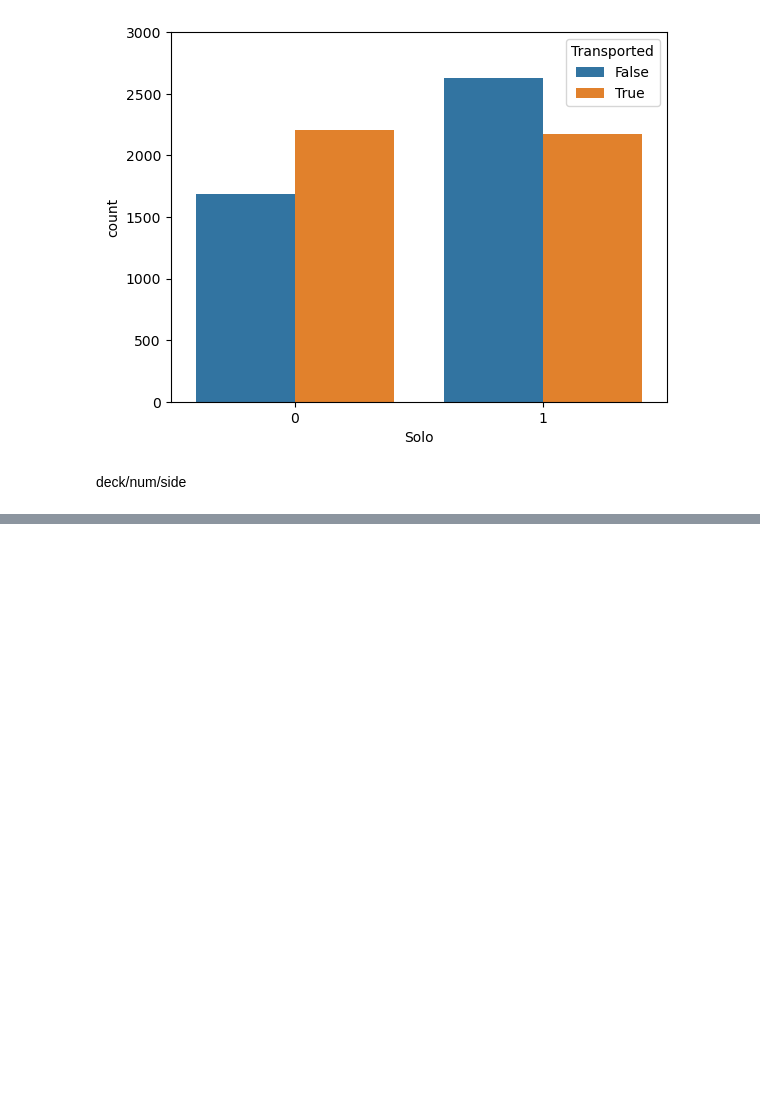
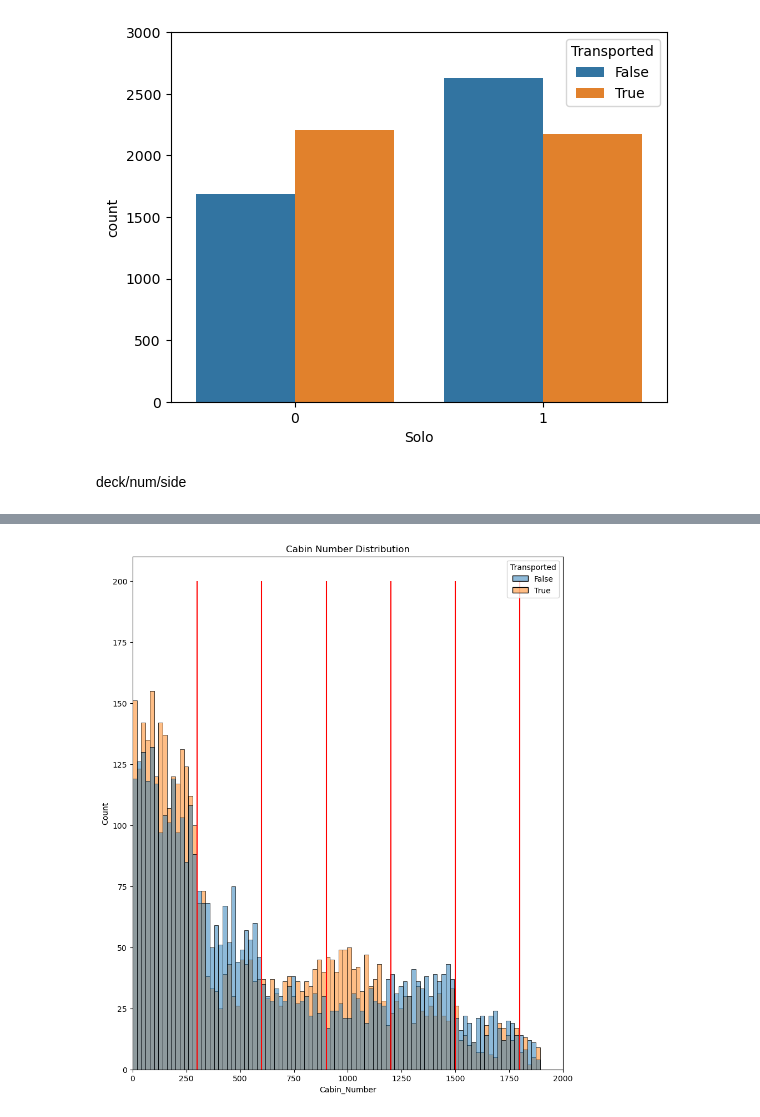
Before and after one commit to manishbhatia7/kaggle, a Jupyter notebook: input/spaceship-titanic/notebook.ipynb, the cells around one changed output, grey strips where cells are left out. Cells and saved outputs as stored; diff of their text form; code cells hidden in the pictures; blank space fills up the shorter version.

```diff
--- a/input/spaceship-titanic/notebook.ipynb
+++ b/input/spaceship-titanic/notebook.ipynb
@@ -289,0 +300,16 @@ test.loc[test['Cabin_Side']=='Z','Cabin_Side']=np.nan
+# %%
+fig=plt.figure(figsize=(10,12))
+sns.histplot(x='Cabin_Number',hue='Transported',data=train,binwidth=20)
+plt.title('Cabin Number Distribution')
+plt.xlim([0,2000])
+#300,600,900,1200,1500,1800
+plt.vlines(300,ymin=0,ymax=200,color='red')
+plt.vlines(600,ymin=0,ymax=200,color='red')
+plt.vlines(900,ymin=0,ymax=200,color='red')
+plt.vlines(1200,ymin=0,ymax=200,color='red')
+plt.vlines(1500,ymin=0,ymax=200,color='red')
+plt.vlines(1800,ymin=0,ymax=200,color='red')
+plt.show()
+fig.tight_layout()
+# %% [output]
+[figure, added]
```
Also changed, not shown: parts of 2 cells of this notebook.
